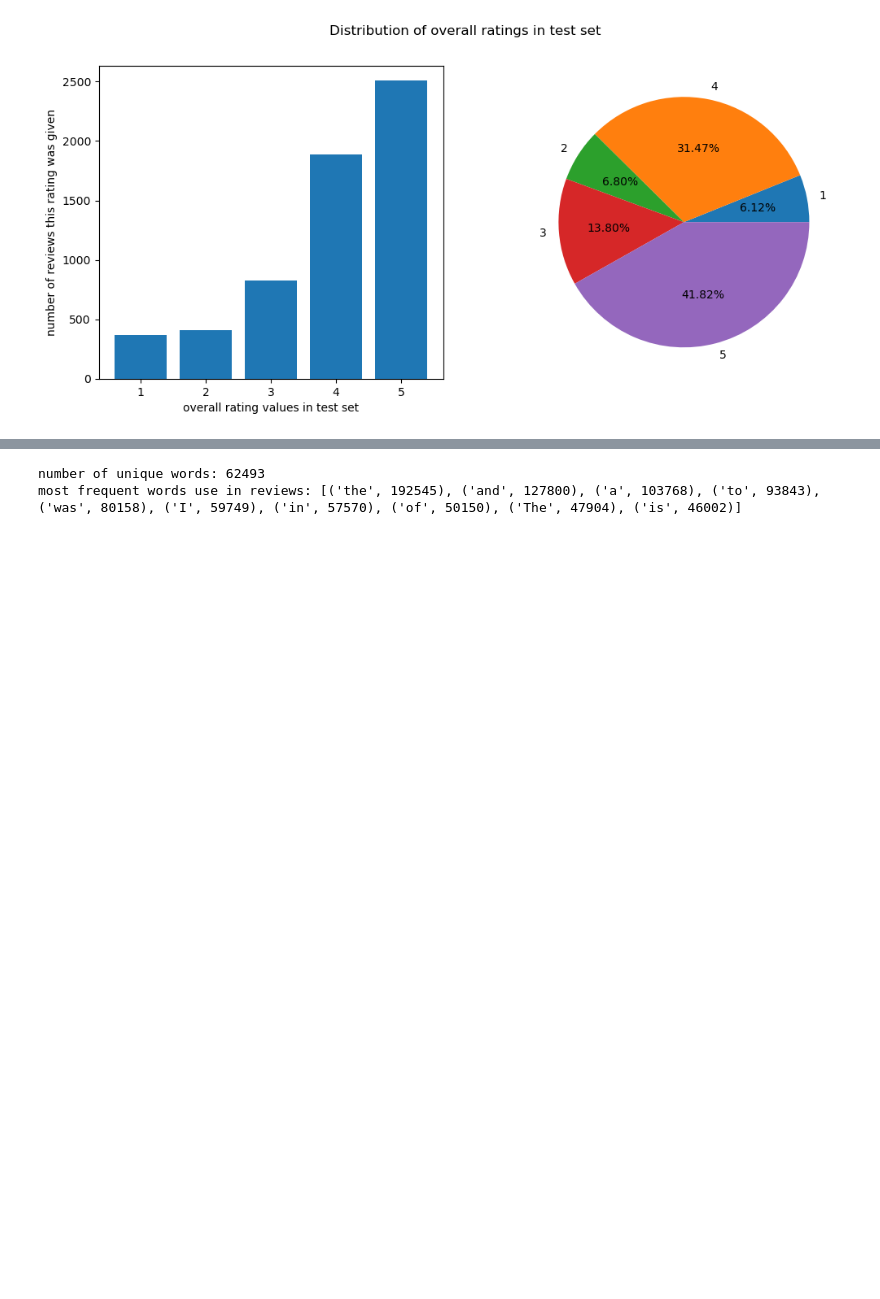
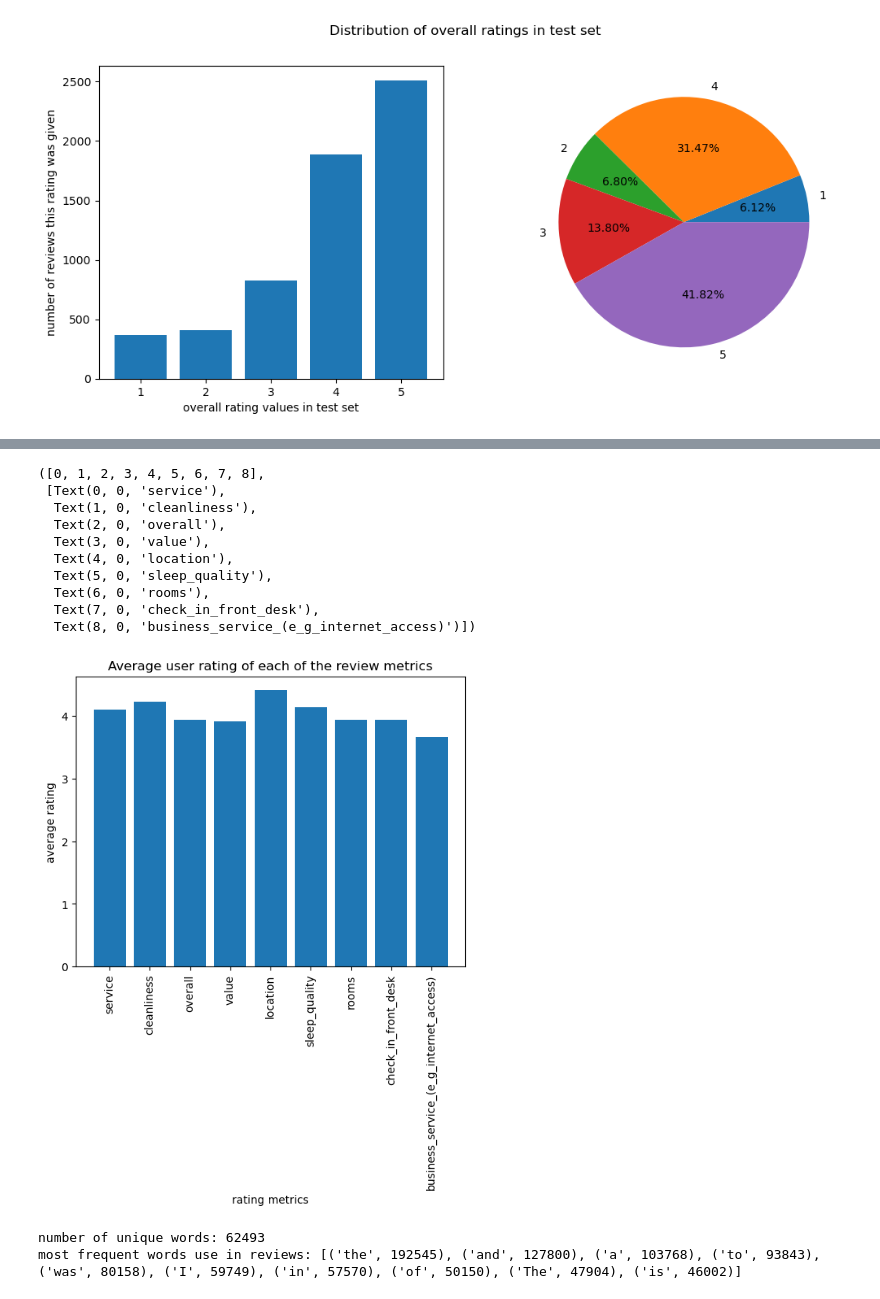
Before and after one commit to ArpanMukhopadhyay/NLP_applied, a Jupyter notebook: assignment1/ANLP_2025_S1_assignment1_a1797378_arpan_version2.ipynb, the cells around one changed output, grey strips where cells are left out. Cells and saved outputs as stored; diff of their text form; code cells hidden in the pictures; blank space fills up the shorter version.

```diff
--- a/assignment1/ANLP_2025_S1_assignment1_a1797378_arpan_version2.ipynb
+++ b/assignment1/ANLP_2025_S1_assignment1_a1797378_arpan_version2.ipynb
@@ -152,3 +187,21 @@ overall_ratings_plot(test_data, 'test')
 # %% [output]
 [(5, 2509), (4, 1888), (3, 828), (2, 408), (1, 367)]
 [figure]
+# %%
+def average_ratings(data):
+    ratings = defaultdict(list)
+    for i in range(len(data)):
+        rat = train_data['ratings'][i]
+        for n in rat:
+            ratings[n].append(rat[n])
+
+    avg_metrics = defaultdict(int)
+    for n in ratings:
+        avg_metrics[n] = np.round(np.array(ratings[n]).mean(),3)
+
+    return avg_metrics
+
+averaged_ratings_of_reviews = average_ratings(train_data)
+
+for quality, rating in averaged_ratings_of_reviews.items():
+    print(f'{quality}: {rating}')
@@ -155,3 +218,22 @@ overall_ratings_plot(test_data, 'test')
+# %%
+metric, value = zip(*averaged_ratings_of_reviews.items())
+plt.bar(metric, value)
+plt.xlabel('rating metrics')
+plt.ylabel("average rating")
+plt.title("Average user rating of each of the review metrics")
+plt.xticks(rotation="vertical")
+# %% [output]
+([0, 1, 2, 3, 4, 5, 6, 7, 8],
+ [Text(0, 0, 'service'),
+  Text(1, 0, 'cleanliness'),
+  Text(2, 0, 'overall'),
+  Text(3, 0, 'value'),
+  Text(4, 0, 'location'),
+  Text(5, 0, 'sleep_quality'),
+  Text(6, 0, 'rooms'),
+  Text(7, 0, 'check_in_front_desk'),
+  Text(8, 0, 'business_service_(e_g_internet_access)')])
+[figure, added]
 # %%
 unique_words = set()
 most_frequent_words = defaultdict(int)
```
Also changed, not shown: parts of 6 cells of this notebook.
